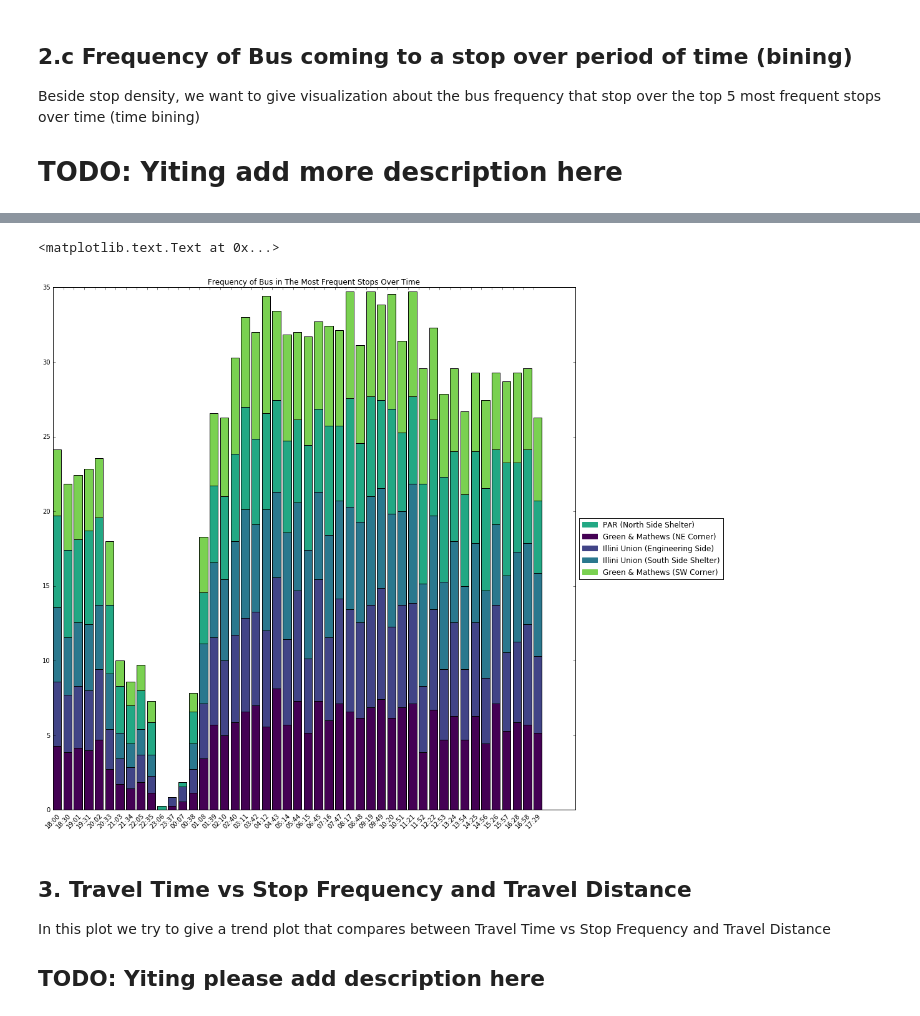
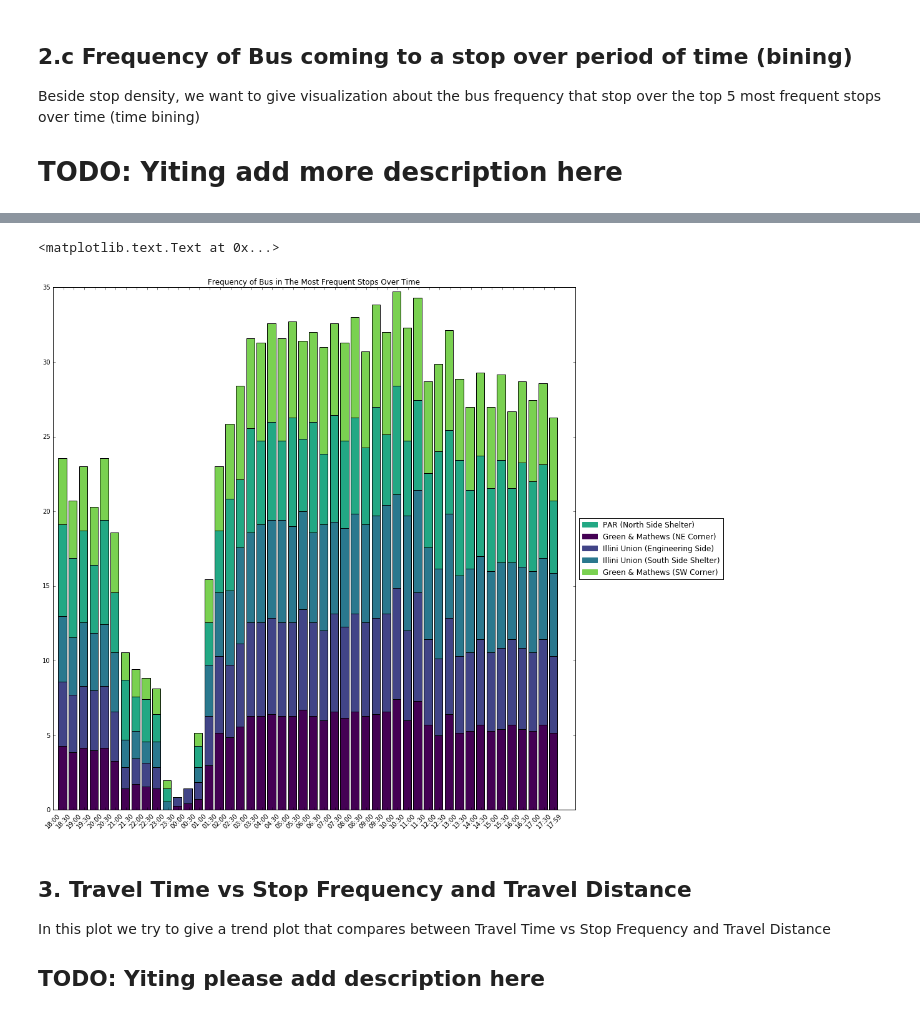
Before and after one commit to nikolausn/project-spring2017, a Jupyter notebook: part1/cumtd.ipynb, the cells around one changed output, grey strips where cells are left out. Cells and saved outputs as stored; diff of their text form; code cells hidden in the pictures.

```diff
--- a/part1/cumtd.ipynb
+++ b/part1/cumtd.ipynb
@@ -589,7 +568,12 @@ binNum = (high_time-low_time)/binConstant
 stop_top_10_name = stop_top_10_obs.stop_id.unique()
 
 # to bin we need to make range between low_time, high_time and binConstant step
-bin_steps = np.linspace(low_time,high_time,binNum+1)
+#bin_steps = np.linspace(low_time,high_time,binNum+1)
+bin_steps = np.arange(low_time,high_time,binConstant)
+bin_steps = np.append(bin_steps,high_time)
+
+#print(bin_steps)
+
 stop_bin_arr = []
 x_labels = []
 for i in range(len(bin_steps)-1):
@@ -598,6 +582,9 @@ for i in range(len(bin_steps)-1):
     stop_bin_arr.append(bin_obs.groupby('stop_id')['stop_id'].count())
     # calculate label
     x_labels.append(datetime.datetime.fromtimestamp(bin_steps[i]).strftime('%H:%M'))
+
+x_labels.append(datetime.datetime.fromtimestamp(bin_steps[i+1]).strftime('%H:%M'))
+#print(x_labels)
 
 # convert this back into stop id keys data
 stop_time_series = {}
@@ -622,36 +609,37 @@ color='viridis'
 # define color map for all categories
 cm = plt.get_cmap(color)
 i = 0
 for key in stop_time_series.keys():
     color = cm(norm(i))
     colorArr[key] = color
     i+=1
 
 sample_fig = plt.figure(figsize=(15,15));
 ax = plt.subplot();
 prev = np.zeros(len(stop_time_series[stop]))
 for stop in stop_time_series.keys():
     #ax.plot(list(range(0,len(stop_time_series[stop]))),stop_time_series[stop],'-')
     # because this is weekly schedule, we divide it by 7 (days for a week)
     #stop_plot = np.divide(np.array(stop_time_series[stop]),7)
     stop_plot = np.array(stop_time_series[stop])/7
-    ax.bar(list(range(0,len(stop_time_series[stop]))),stop_plot.tolist(),color = colorArr[stop],bottom=prev.tolist())
+    plot_loc = np.array(range(0,len(stop_time_series[stop])))+0.5
+    ax.bar(plot_loc.tolist(),stop_plot.tolist(),color = colorArr[stop],bottom=prev.tolist())
     prev = stop_plot + prev
 #print(x_labels)
-xticks = plt.xticks(range(len(stop_time_series[stop])),x_labels,rotation=45)
+xticks = plt.xticks(range(len(stop_time_series[stop])+1),x_labels,rotation=45)
 
 
 # draw the legends
 patch_array = []
 for i in range(len(stop_top_10_name)):
     patch_array.append(mpl.patches.Patch(color=colorArr[stop_top_10_name[i]],label='{}'.format(stop_full_name[i])))
 
 leg = ax.legend(handles=patch_array, loc='center left', bbox_to_anchor=(1, 0.5))
 ax.set_title('Frequency of Bus in The Most Frequent Stops Over Time')
 #ax.set_xticks(range(len(stop_time_series[stop])),x_labels)
 # %% [output]
 <matplotlib.text.Text at 0x...>
-[figure, old version]
+[figure, new version]
 # %% [markdown]
 ## 3. Travel Time vs Stop Frequency and Travel Distance
 In this plot we try to give a trend plot that compares between Travel Time vs Stop Frequency and Travel Distance
```
Also changed, not shown: parts of 8 cells of this notebook, 2 other files.
